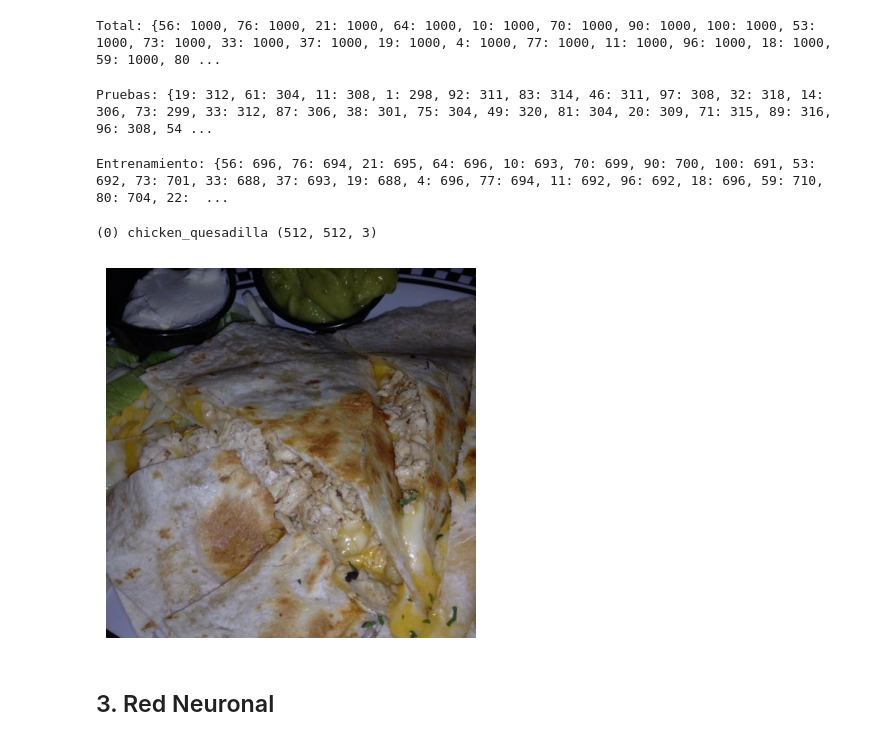
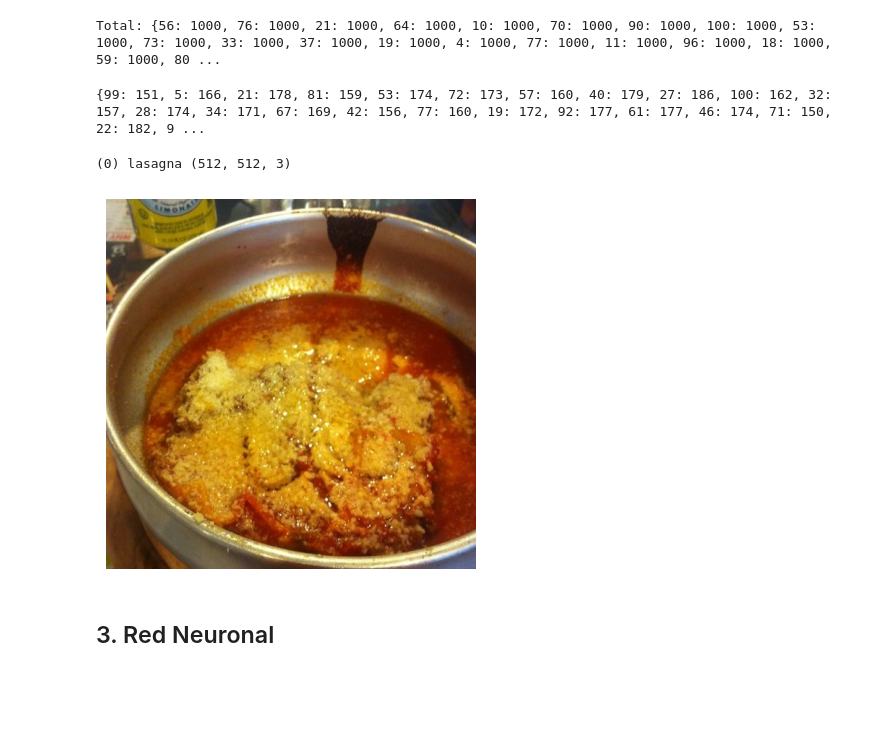
Before and after one commit to SirYorch/IA_CNN, a Jupyter notebook: CNN.ipynb, the cells around one changed output. Cells and saved outputs as stored; diff of their text form; code cells hidden in the pictures; blank space fills up the shorter version.

Commit message:
Mejora de entrenamiento

```diff
--- a/CNN.ipynb
+++ b/CNN.ipynb
@@ -99,9 +92,35 @@ print()
 [figure]
 # %%
 
-totalEntrenamiento = int(70000)
-x_train = data.take(totalEntrenamiento)
-x_test = data.skip(totalEntrenamiento)
+totalEntrenamiento = int(16836)  #valor de total/6
+
+#Para seguir la logica de cross validation, entrenar durante 6 epocas. y que el conjunto cambie en cada epoca
+# voy a hacer 6 conjuntos en cada entrenamiento el dataset es de 6 bloques, en donde, uno de los bloques se intercambia para que el modelo se sobreentrene con las mismas imagenes.
+#
+#
+
+
+data = data.shuffle(10000, seed=42)  # Mezclamos por reproducibilidad
+
+# Total de ejemplos y tamaño del pliegue
+total = 101000  # total de imágenes en train+validation
+k = 6
+fold_size = int(total // k)
+
+# Función para obtener conjunto de entrenamiento y prueba para un pliegue dado
+def get_fold(data, fold_idx, fold_size):
+    test_start = fold_idx * fold_size
+    test_end = test_start + fold_size
+    test = data.skip(test_start).take(fold_size)
+    train = data.take(test_start).concatenate(data.skip(test_end))
+
+    return train, test
+
+# Crear todos los conjuntos
+folds = []
+for i in range(k):
+    train, test = get_fold(data, i, fold_size)
+    folds.append((train, test))
 # %% [markdown]
 Aunque no es necesario hacerlo ahora, divido el dataset en dos conjuntos, siendo que uno me servirá para entrenamiento y otro para validaciónes, si bien podría utilizar más valorse para entrenamiento, quiero que este no sea tan pesado para procesarlo, entonces n lugar de usar las 80000 imagenes para entrenar, uso 70000 que si bien no es mucho menos, es una reducción significativa.
 # %% [markdown]
@@ -121,27 +141,24 @@ frecuencias = contarCategorias(data)
 print("Total: "+ str(frecuencias))
 # %% [output]
 Total: {56: 1000, 76: 1000, 21: 1000, 64: 1000, 10: 1000, 70: 1000, 90: 1000, 100: 1000, 53: 1000, 73: 1000, 33: 1000, 37: 1000, 19: 1000, 4: 1000, 77: 1000, 11: 1000, 96: 1000, 18: 1000, 59: 1000, 80 ...
-# %%
-print("Pruebas: "+ str(contarCategorias(x_test)))
-# %% [output]
-Pruebas: {19: 312, 61: 304, 11: 308, 1: 298, 92: 311, 83: 314, 46: 311, 97: 308, 32: 318, 14: 306, 73: 299, 33: 312, 87: 306, 38: 301, 75: 304, 49: 320, 81: 304, 20: 309, 71: 315, 89: 316, 96: 308, 54 ...
-# %%
-print("Entrenamiento: "+ str(contarCategorias(x_train)))
-# %% [output]
-Entrenamiento: {56: 696, 76: 694, 21: 695, 64: 696, 10: 693, 70: 699, 90: 700, 100: 691, 53: 692, 73: 701, 33: 688, 37: 693, 19: 688, 4: 696, 77: 694, 11: 692, 96: 692, 18: 696, 59: 710, 80: 704, 22:  ...
+# %%
+#Podriamos contar cuantos de valores de cada grupo se toman en cada epoca.
+train_1,test_1 = folds[0]
+
+print(str(contarCategorias(test_1)))
+# %% [output]
+{99: 151, 5: 166, 21: 178, 81: 159, 53: 174, 72: 173, 57: 160, 40: 179, 27: 186, 100: 162, 32: 157, 28: 174, 34: 171, 67: 169, 42: 156, 77: 160, 19: 172, 92: 177, 61: 177, 46: 174, 71: 150, 22: 182, 9 ...
 # %%
-
-
-for i, (image, label) in enumerate(x_test.take(1)):
+for i, (image, label) in enumerate(test_1.take(1)):
     print(f"({i}) {builder.info.features['label'].int2str(label)} {image.shape}") #Imprimo su posicion, label, y dimensiones
     plt.imshow(image)
 
     plt.axis("off")
     plt.show()
     print()
 # %% [output]
-(0) chicken_quesadilla (512, 512, 3)
+(0) lasagna (512, 512, 3)
-[figure, old version]
+[figure, new version]
 # %% [markdown]
 ## 3. Red Neuronal
 # %% [markdown]
```
Also changed, not shown: parts of 17 cells of this notebook, 19 other files.
